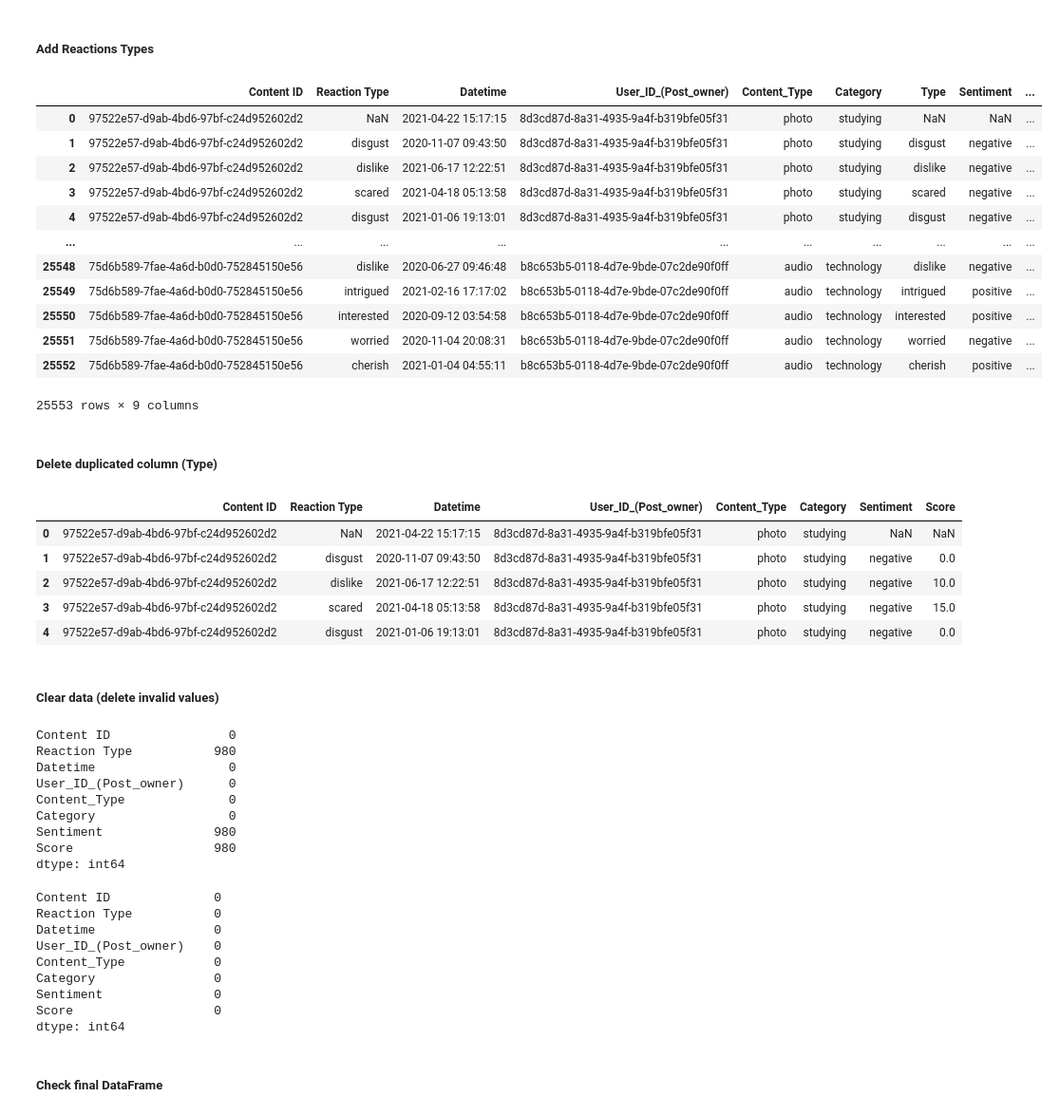
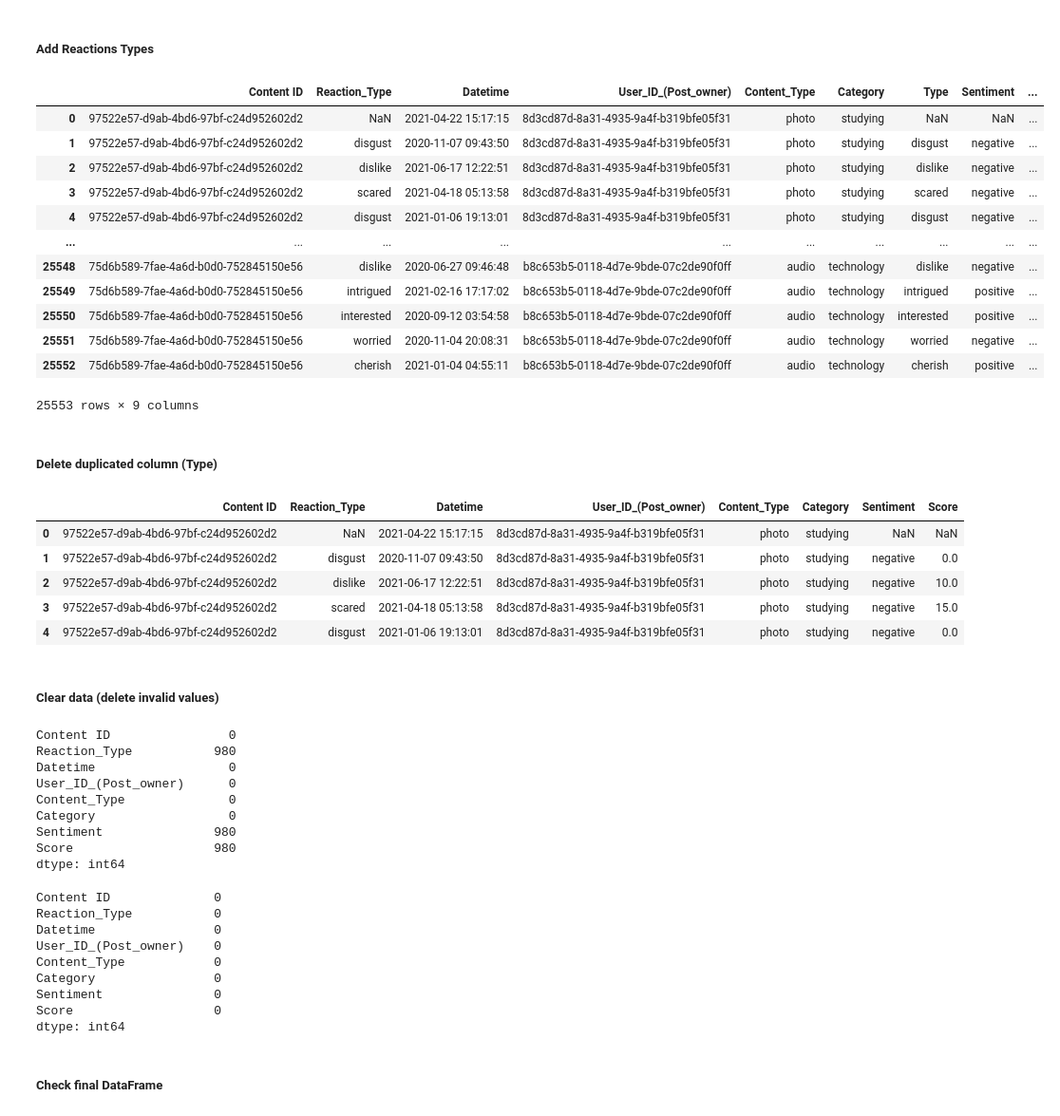
Before and after one commit to deborabastos/accenture_data_analytics, a Jupyter notebook: 1.accenture_data_set.ipynb, the cells around one changed output. Shown at 95% size. Drawn from its saved outputs; the diff is of its cells as text; code cells hidden in the pictures.

```diff
--- a/1.accenture_data_set.ipynb
+++ b/1.accenture_data_set.ipynb
@@ -101,6 +101,6 @@ my_data.head()
 # %% [markdown]
 ##### Rename columns
 # %%
-my_data.rename(columns = {'Type_x':'Reaction Type', 'Type_x':'Reaction Type', 'User ID':'User_ID_(Post_owner)', 'Type_y':'Content_Type'}, inplace = True)
+my_data.rename(columns = {'Type_x':'Reaction_Type', 'Type_x':'Reaction_Type', 'User ID':'User_ID_(Post_owner)', 'Type_y':'Content_Type'}, inplace = True)
 my_data.head()
 # %% [output]
@@ -113,10 +113,10 @@ my_data.head()
 # %% [markdown]
 ##### Add Reactions Types
 # %%
-my_data = pd.merge(my_data, my_reaction_type, left_on="Reaction Type", right_on="Type", how="left")
+my_data = pd.merge(my_data, my_reaction_type, left_on="Reaction_Type", right_on="Type", how="left")
 my_data
 # %% [output]
-|  | Content ID | Reaction Type | Datetime | User_ID_(Post_owner) | Content_Type | Category | Type | Sentiment | ... |
+|  | Content ID | Reaction_Type | Datetime | User_ID_(Post_owner) | Content_Type | Category | Type | Sentiment | ... |
 | 0 | 97522e57-d9ab-4bd6-97bf-c24d952602d2 | NaN | 2021-04-22 15:17:15 | 8d3cd87d-8a31-4935-9a4f-b319bfe05f31 | photo | studying | NaN | NaN | ... |
 | 1 | 97522e57-d9ab-4bd6-97bf-c24d952602d2 | disgust | 2020-11-07 09:43:50 | 8d3cd87d-8a31-4935-9a4f-b319bfe05f31 | photo | studying | disgust | negative | ... |
 | 2 | 97522e57-d9ab-4bd6-97bf-c24d952602d2 | dislike | 2021-06-17 12:22:51 | 8d3cd87d-8a31-4935-9a4f-b319bfe05f31 | photo | studying | dislike | negative | ... |
@@ -135,7 +135,7 @@ my_data
 my_data = my_data.drop('Type', 1)
 my_data.head()
 # %% [output]
-|  | Content ID | Reaction Type | Datetime | User_ID_(Post_owner) | Content_Type | Category | Sentiment | Score |
+|  | Content ID | Reaction_Type | Datetime | User_ID_(Post_owner) | Content_Type | Category | Sentiment | Score |
 | 0 | 97522e57-d9ab-4bd6-97bf-c24d952602d2 | NaN | 2021-04-22 15:17:15 | 8d3cd87d-8a31-4935-9a4f-b319bfe05f31 | photo | studying | NaN | NaN |
 | 1 | 97522e57-d9ab-4bd6-97bf-c24d952602d2 | disgust | 2020-11-07 09:43:50 | 8d3cd87d-8a31-4935-9a4f-b319bfe05f31 | photo | studying | negative | 0.0 |
 | 2 | 97522e57-d9ab-4bd6-97bf-c24d952602d2 | dislike | 2021-06-17 12:22:51 | 8d3cd87d-8a31-4935-9a4f-b319bfe05f31 | photo | studying | negative | 10.0 |
@@ -148,7 +148,7 @@ my_data.head()
 my_data.isnull().sum()
 # %% [output]
 Content ID                0
-Reaction Type           980
+Reaction_Type           980
 Datetime                  0
 User_ID_(Post_owner)      0
 Content_Type              0
@@ -164,7 +164,7 @@ my_data.dropna(subset = ["Score"], inplace=True)
 my_data.isnull().sum()
 # %% [output]
 Content ID              0
-Reaction Type           0
+Reaction_Type           0
 Datetime                0
 User_ID_(Post_owner)    0
 Content_Type            0
```
Also changed, not shown: parts of 2 cells of this notebook, 2 other files.
